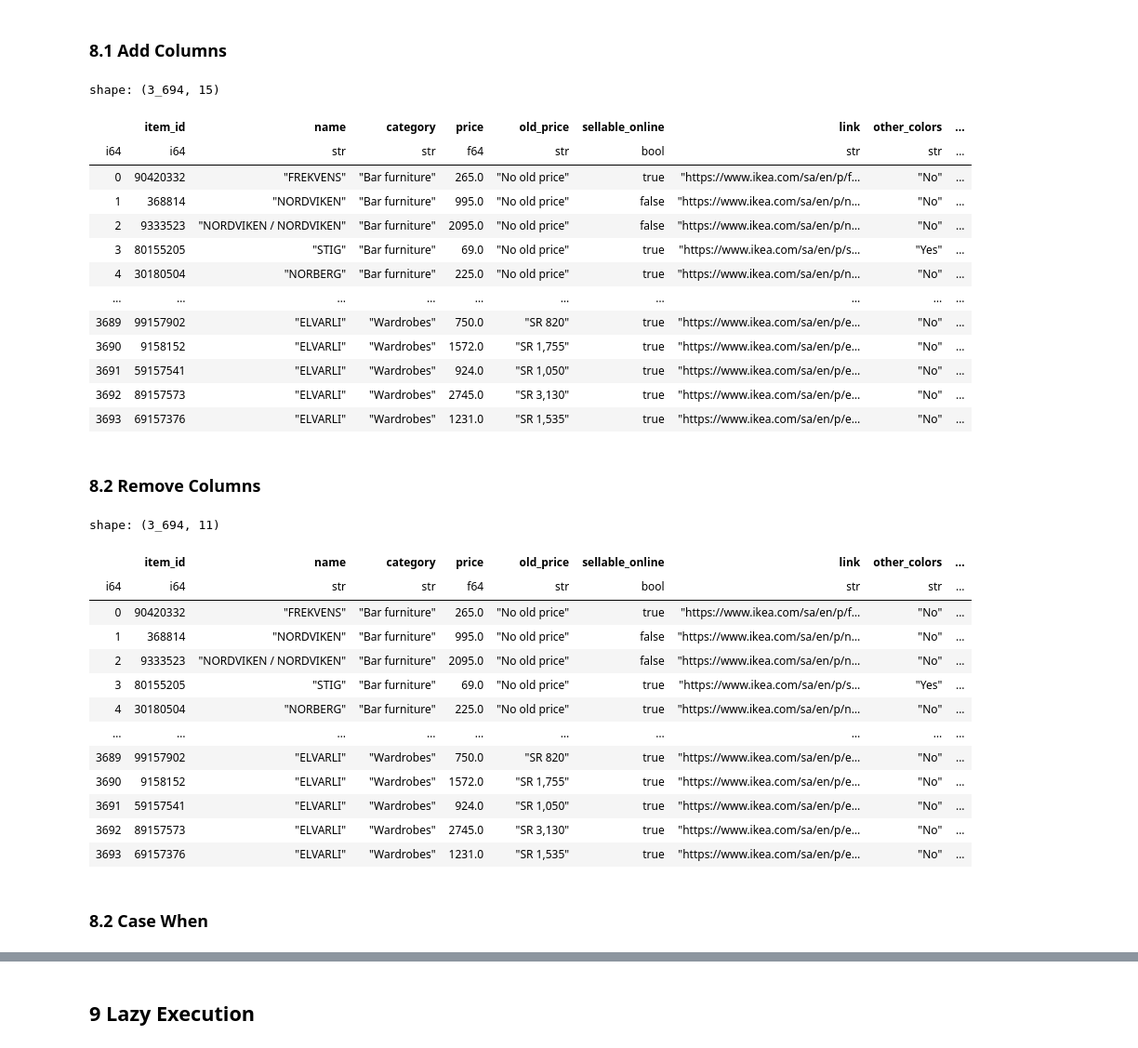
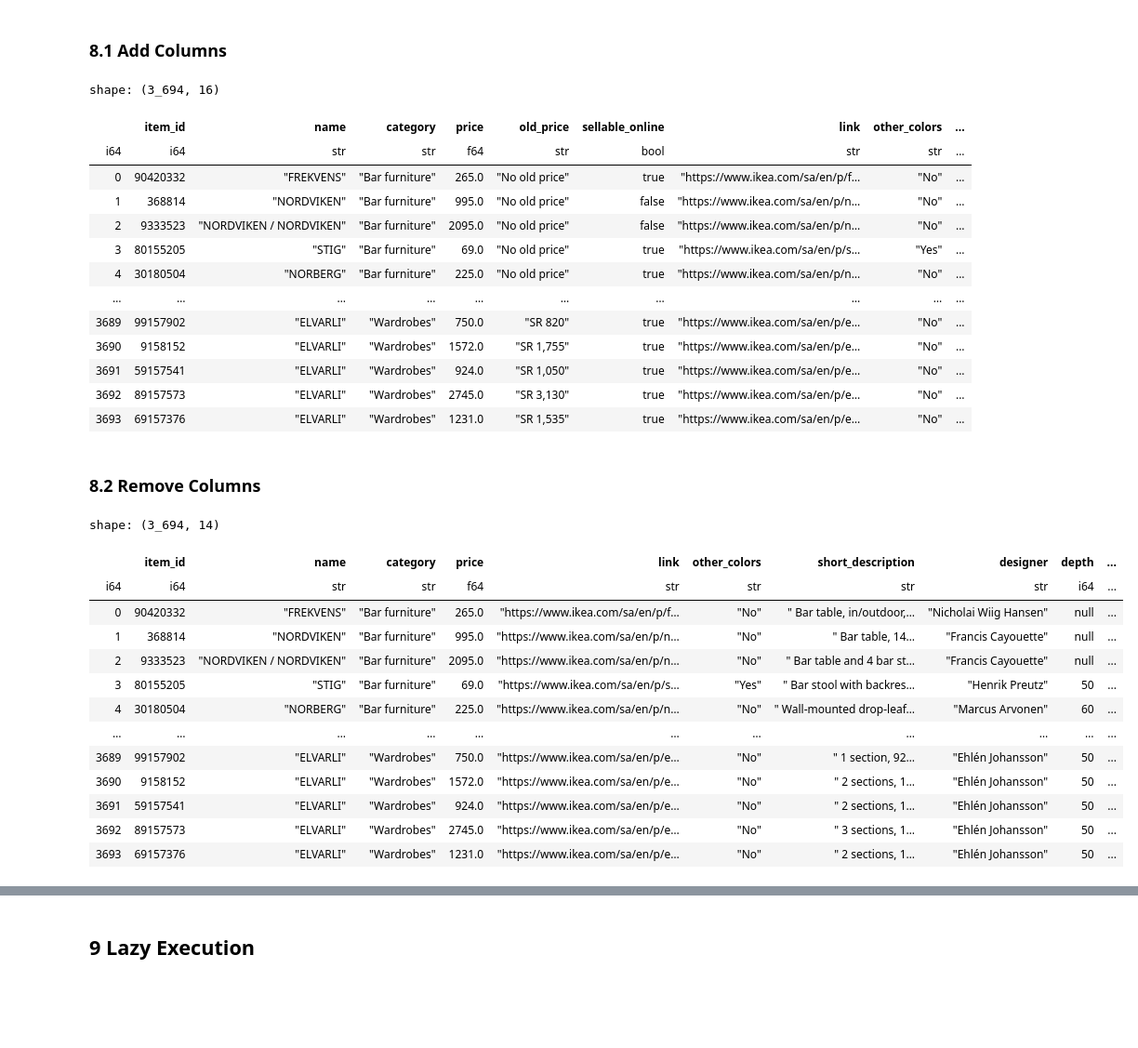
Before and after one commit to svarong-port/code-for-articles, a Jupyter notebook: python/polars/article_polars.ipynb, the cells around one changed output, grey strips where cells are left out. Shown at 93% size. Drawn from its saved outputs; the diff is of its cells as text; code cells hidden in the pictures; blank space fills up the shorter version.

```diff
--- a/python/polars/article_polars.ipynb
+++ b/python/polars/article_polars.ipynb
@@ -314,7 +312,7 @@ shape: (3_694, 14)
 # %%
 # Sort with multiple columns
 df.sort(
-    ["designer", "price"],
+    ["category", "price"],
     descending=[False, True]
 )
 # %% [output]
@@ -379,10 +377,14 @@ shape: (17, 4)
 # %%
 # Add new columns
 df.with_columns(
-    (pl.col("depth") * pl.col("height") * pl.col("width")).alias("volume")
+    discount = pl.when(pl.col("price") > 1000)
+    .then(0.15)
+    .otherwise(0.10),
+).with_columns(
+    price_discounted = pl.col("price") * (1 - pl.col("discount"))
 )
 # %% [output]
-shape: (3_694, 15)
+shape: (3_694, 16)
 |  | item_id | name | category | price | old_price | sellable_online | link | other_colors | ... |
 | i64 | i64 | str | str | f64 | str | bool | str | str | ... |
 | 0 | 90420332 | "FREKVENS" | "Bar furniture" | 265.0 | "No old price" | true | "https://www.ikea.com/sa/en/p/f… | "No" | ... |
@@ -400,21 +402,19 @@ shape: (3_694, 15)
 ### 8.2 Remove Columns
 # %%
 # Remove column
-df.drop(["depth", "height", "width"])
+df.drop(["old_price", "sellable_online"])
 # %% [output]
-shape: (3_694, 11)
+shape: (3_694, 14)
-|  | item_id | name | category | price | old_price | sellable_online | link | other_colors | ... |
-| i64 | i64 | str | str | f64 | str | bool | str | str | ... |
-| 0 | 90420332 | "FREKVENS" | "Bar furniture" | 265.0 | "No old price" | true | "https://www.ikea.com/sa/en/p/f… | "No" | ... |
-| 1 | 368814 | "NORDVIKEN" | "Bar furniture" | 995.0 | "No old price" | false | "https://www.ikea.com/sa/en/p/n… | "No" | ... |
-| 2 | 9333523 | "NORDVIKEN / NORDVIKEN" | "Bar furniture" | 2095.0 | "No old price" | false | "https://www.ikea.com/sa/en/p/n… | "No" | ... |
-| 3 | 80155205 | "STIG" | "Bar furniture" | 69.0 | "No old price" | true | "https://www.ikea.com/sa/en/p/s… | "Yes" | ... |
-| 4 | 30180504 | "NORBERG" | "Bar furniture" | 225.0 | "No old price" | true | "https://www.ikea.com/sa/en/p/n… | "No" | ... |
-| … | … | … | … | … | … | … | … | … | ... |
-| 3689 | 99157902 | "ELVARLI" | "Wardrobes" | 750.0 | "SR 820" | true | "https://www.ikea.com/sa/en/p/e… | "No" | ... |
-| 3690 | 9158152 | "ELVARLI" | "Wardrobes" | 1572.0 | "SR 1,755" | true | "https://www.ikea.com/sa/en/p/e… | "No" | ... |
-| 3691 | 59157541 | "ELVARLI" | "Wardrobes" | 924.0 | "SR 1,050" | true | "https://www.ikea.com/sa/en/p/e… | "No" | ... |
-| 3692 | 89157573 | "ELVARLI" | "Wardrobes" | 2745.0 | "SR 3,130" | true | "https://www.ikea.com/sa/en/p/e… | "No" | ... |
-| 3693 | 69157376 | "ELVARLI" | "Wardrobes" | 1231.0 | "SR 1,535" | true | "https://www.ikea.com/sa/en/p/e… | "No" | ... |
+|  | item_id | name | category | price | link | other_colors | short_description | designer | depth | ... |
+| i64 | i64 | str | str | f64 | str | str | str | str | i64 | ... |
+| 0 | 90420332 | "FREKVENS" | "Bar furniture" | 265.0 | "https://www.ikea.com/sa/en/p/f… | "No" | " Bar table, in/outdoor,… | "Nicholai Wiig Hansen" | null | ... |
+| 1 | 368814 | "NORDVIKEN" | "Bar furniture" | 995.0 | "https://www.ikea.com/sa/en/p/n… | "No" | " Bar table, 14… | "Francis Cayouette" | null | ... |
+| 2 | 9333523 | "NORDVIKEN / NORDVIKEN" | "Bar furniture" | 2095.0 | "https://www.ikea.com/sa/en/p/n… | "No" | " Bar table and 4 bar st… | "Francis Cayouette" | null | ... |
+| 3 | 80155205 | "STIG" | "Bar furniture" | 69.0 | "https://www.ikea.com/sa/en/p/s… | "Yes" | " Bar stool with backres… | "Henrik Preutz" | 50 | ... |
+| 4 | 30180504 | "NORBERG" | "Bar furniture" | 225.0 | "https://www.ikea.com/sa/en/p/n… | "No" | " Wall-mounted drop-leaf… | "Marcus Arvonen" | 60 | ... |
+| … | … | … | … | … | … | … | … | … | … | ... |
+| 3689 | 99157902 | "ELVARLI" | "Wardrobes" | 750.0 | "https://www.ikea.com/sa/en/p/e… | "No" | " 1 section, 92… | "Ehlén Johansson" | 50 | ... |
+| 3690 | 9158152 | "ELVARLI" | "Wardrobes" | 1572.0 | "https://www.ikea.com/sa/en/p/e… | "No" | " 2 sections, 1… | "Ehlén Johansson" | 50 | ... |
+| 3691 | 59157541 | "ELVARLI" | "Wardrobes" | 924.0 | "https://www.ikea.com/sa/en/p/e… | "No" | " 2 sections, 1… | "Ehlén Johansson" | 50 | ... |
+| 3692 | 89157573 | "ELVARLI" | "Wardrobes" | 2745.0 | "https://www.ikea.com/sa/en/p/e… | "No" | " 3 sections, 1… | "Ehlén Johansson" | 50 | ... |
+| 3693 | 69157376 | "ELVARLI" | "Wardrobes" | 1231.0 | "https://www.ikea.com/sa/en/p/e… | "No" | " 2 sections, 1… | "Ehlén Johansson" | 50 | ... |
-# %% [markdown]
-### 8.2 Case When
```
Also changed, not shown: parts of 26 cells of this notebook.
